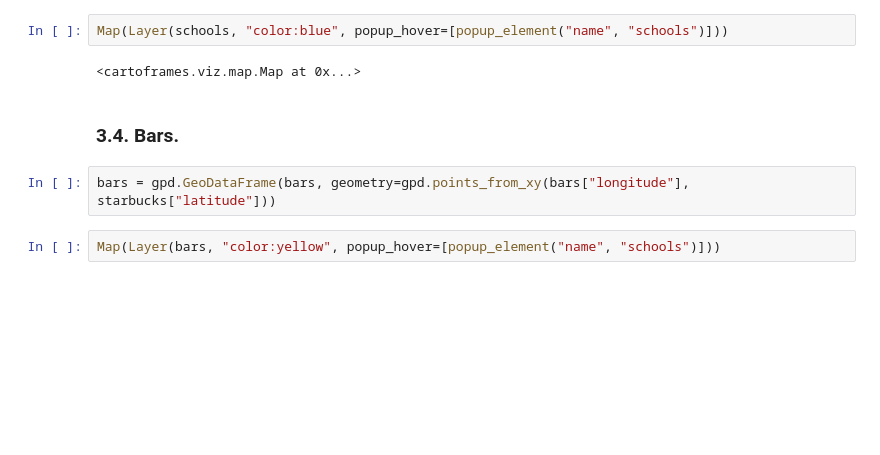
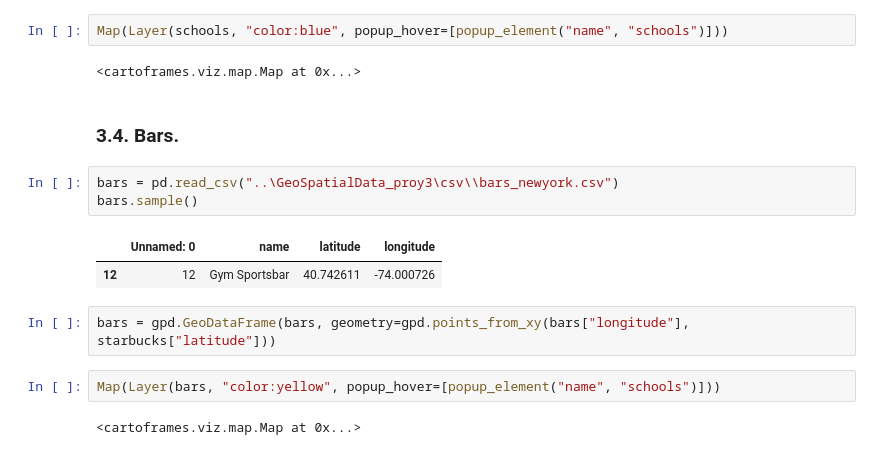
Before and after one commit to imalanz/RockAI_Studio, a Jupyter notebook: Graphing.ipynb, the cells around one changed output. Drawn from its saved outputs; the diff is of its cells as text; blank space fills up the shorter version.

```diff
--- a/Graphing.ipynb
+++ b/Graphing.ipynb
@@ -131,9 +145,17 @@ Map(Layer(schools, "color:blue", popup_hover=[popup_element("name", "schools")])
 <cartoframes.viz.map.Map at 0x...>
 # %% [markdown]
 ### 3.4. Bars.
+# %%
+bars = pd.read_csv("..\GeoSpatialData_proy3\csv\\bars_newyork.csv")
+bars.sample()
+# %% [output]
+|  | Unnamed: 0 | name | latitude | longitude |
+| 12 | 12 | Gym Sportsbar | 40.742611 | -74.000726 |
 # %%
 bars = gpd.GeoDataFrame(bars, geometry=gpd.points_from_xy(bars["longitude"], starbucks["latitude"]))
 # %%
 Map(Layer(bars, "color:yellow", popup_hover=[popup_element("name", "schools")]))
+# %% [output]
+<cartoframes.viz.map.Map at 0x...>
 # %%
 Map([
```
Also changed, not shown: parts of 5 cells of this notebook, 9 other files.
